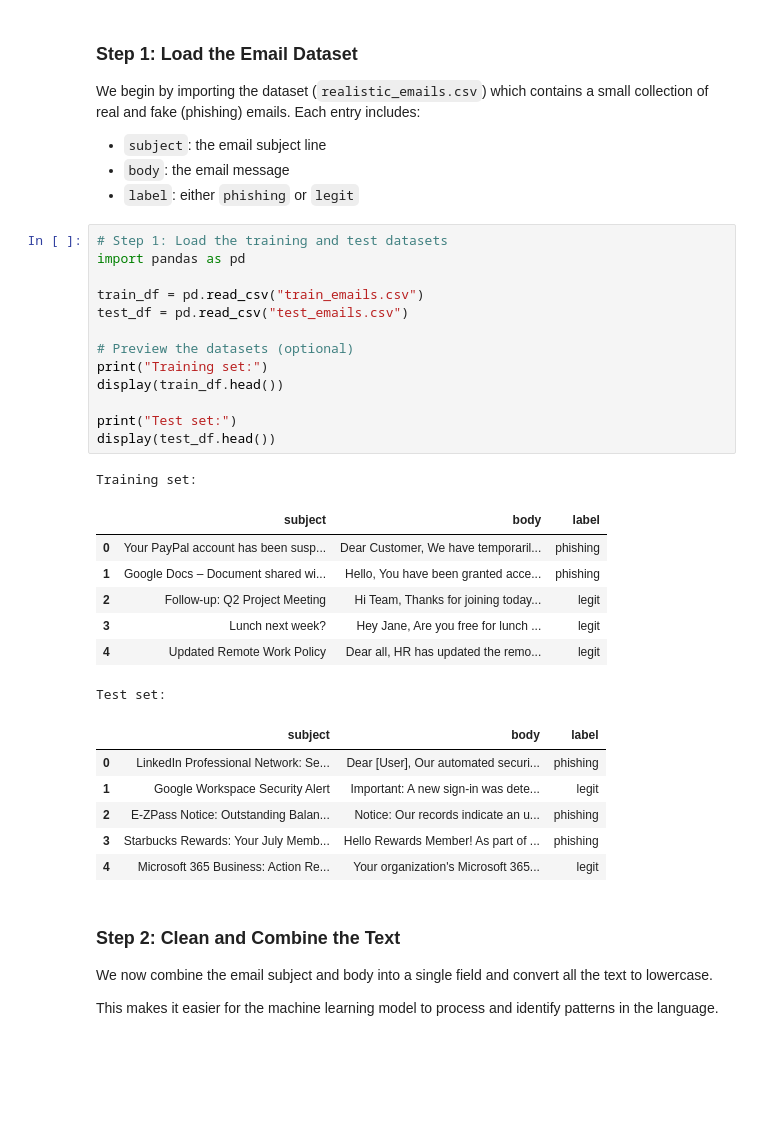
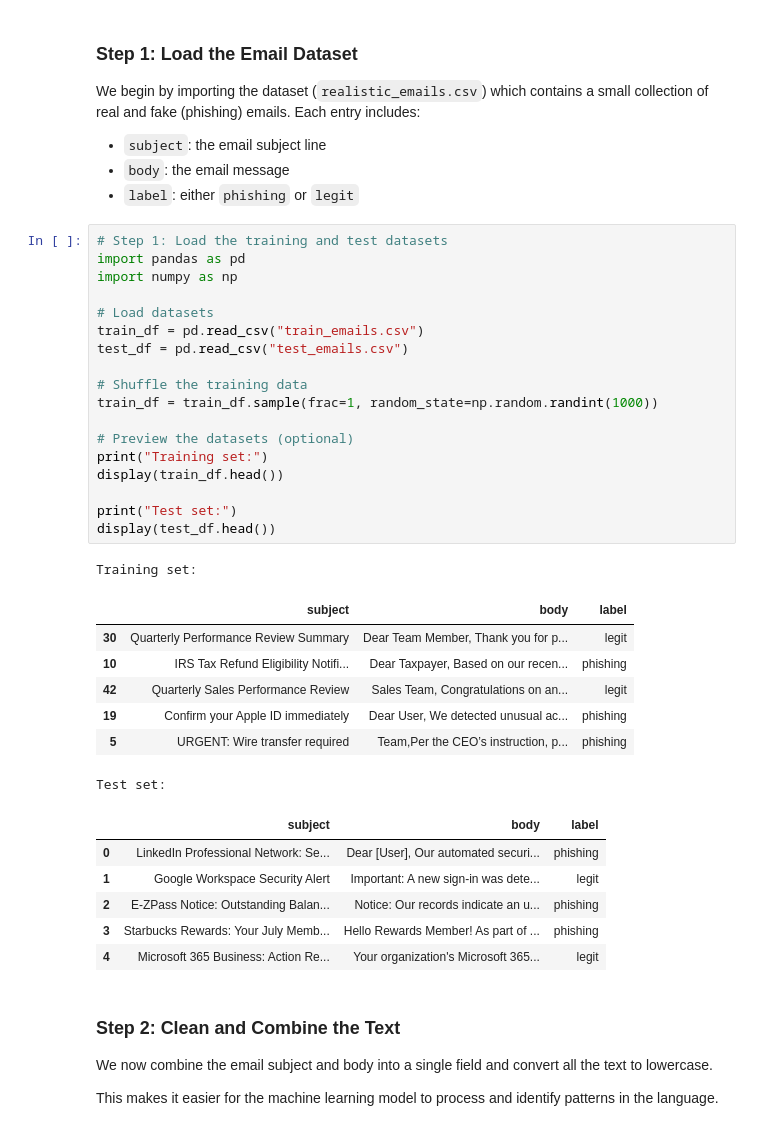
Before and after one commit to aidanz-1/NYU-CS4CS-Research-Project, a Jupyter notebook: code.ipynb, the cells around one changed output. Saved outputs shown, nothing was run; the diff lists cells and outputs as text; blank space fills up the shorter version.

```diff
--- a/code.ipynb
+++ b/code.ipynb
@@ -15,24 +15,29 @@ We begin by importing the dataset (`realistic_emails.csv`) which contains a smal
 # %%
 # Step 1: Load the training and test datasets
 import pandas as pd
+import numpy as np
 
+# Load datasets
 train_df = pd.read_csv("train_emails.csv")
 test_df = pd.read_csv("test_emails.csv")
+
+# Shuffle the training data
+train_df = train_df.sample(frac=1, random_state=np.random.randint(1000))
 
 # Preview the datasets (optional)
 print("Training set:")
 display(train_df.head())
 
 print("Test set:")
 display(test_df.head())
 # %% [output]
 Training set:
 |  | subject | body | label |
-| 0 | Your PayPal account has been susp... | Dear Customer, We have temporaril... | phishing |
-| 1 | Google Docs ­– Document shared wi... | Hello, You have been granted acce... | phishing |
-| 2 | Follow-up: Q2 Project Meeting | Hi Team, Thanks for joining today... | legit |
-| 3 | Lunch next week? | Hey Jane, Are you free for lunch ... | legit |
-| 4 | Updated Remote Work Policy | Dear all, HR has updated the remo... | legit |
+| 30 | Quarterly Performance Review Summary | Dear Team Member, Thank you for p... | legit |
+| 10 | IRS Tax Refund Eligibility Notifi... | Dear Taxpayer, Based on our recen... | phishing |
+| 42 | Quarterly Sales Performance Review | Sales Team, Congratulations on an... | legit |
+| 19 | Confirm your Apple ID immediately | Dear User, We detected unusual ac... | phishing |
+| 5 | URGENT: Wire transfer required | Team,Per the CEO’s instruction, p... | phishing |
 Test set:
 |  | subject | body | label |
 | 0 | LinkedIn Professional Network: Se... | Dear [User], Our automated securi... | phishing |
```
Also changed, not shown: parts of 8 cells of this notebook, 2 other files.
